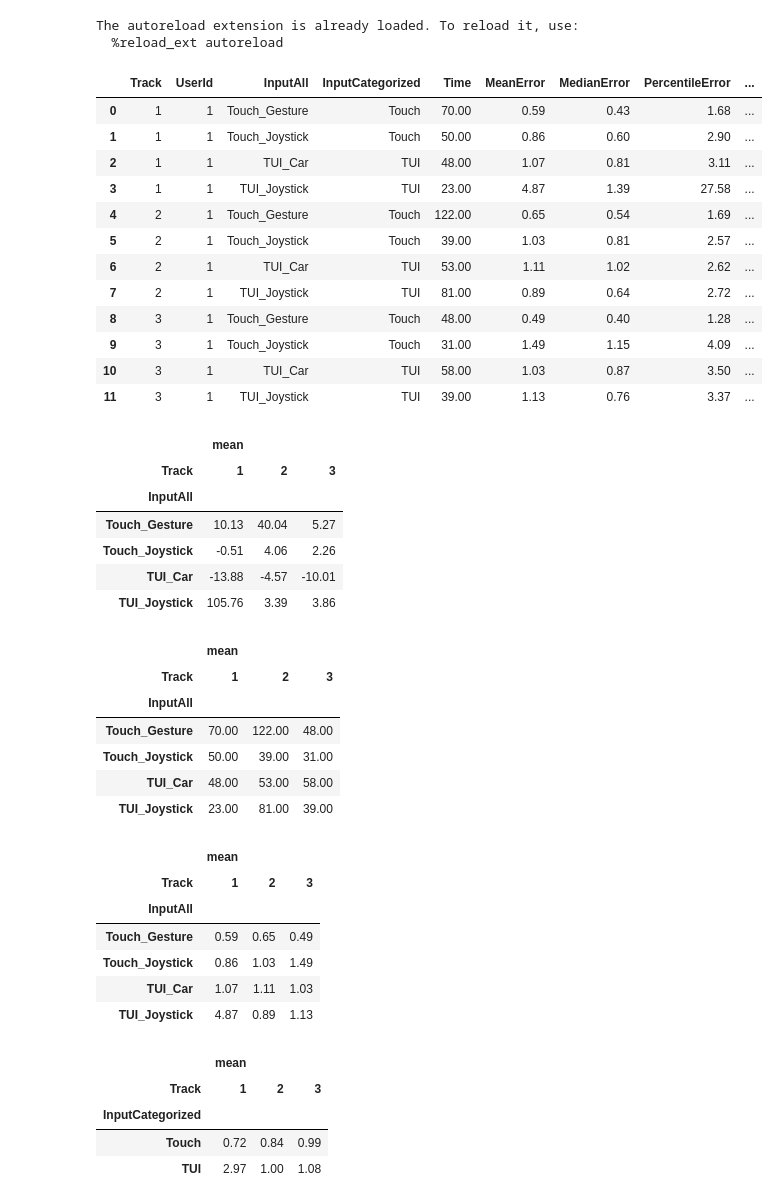
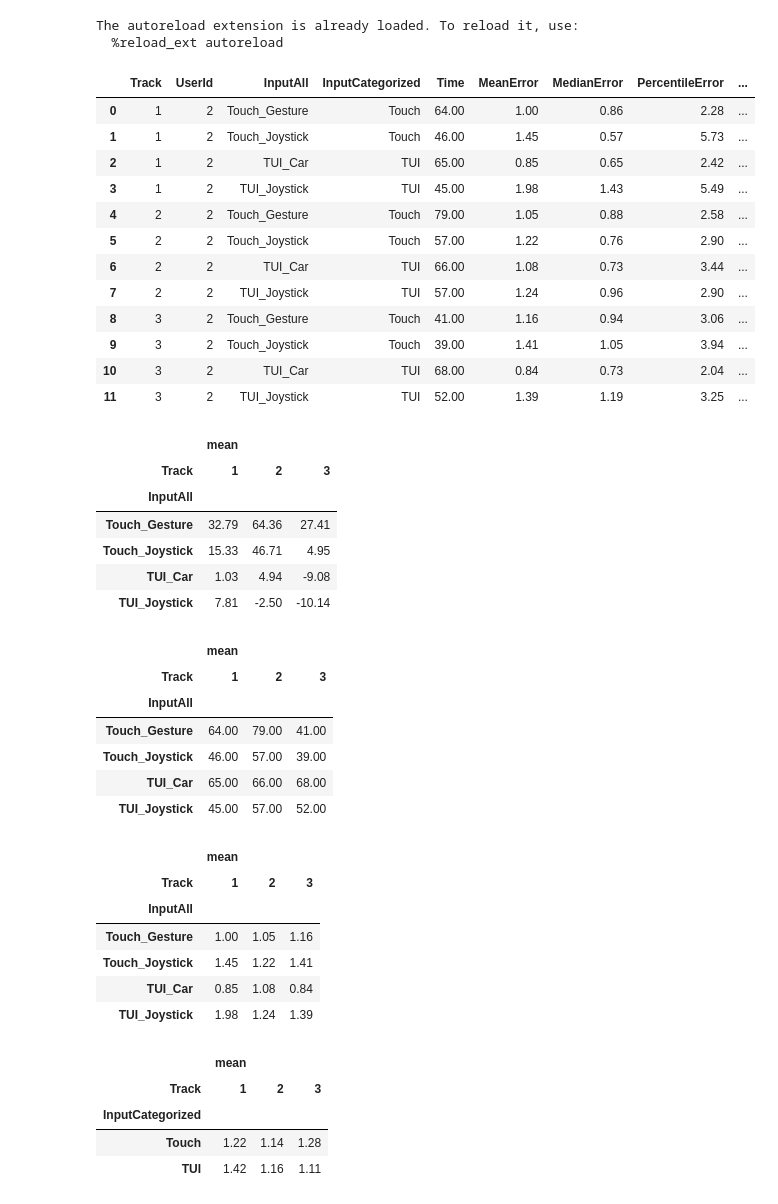
Before and after one commit to eqbic/Masterarbeit-Evaluation, a Jupyter notebook: evaluation.ipynb, the cells around one changed output. Cells and saved outputs as stored; diff of their text form; code cells hidden in the pictures.

```diff
--- a/evaluation.ipynb
+++ b/evaluation.ipynb
@@ -49,8 +49,8 @@ class RecordedTrack:
     def __init__(self, file_path: Path):
         file_name = file_path.stem
         parts = file_name.split("_")
-        self.track_id: int = int(parts[0])
-        self.user_id: int = int(parts[1])
+        self.user_id: int = int(parts[0])
+        self.track_id: int = int(parts[1])
         self.input_type: InputType = InputType[parts[2]]
         self.metaphor: Metaphor = Metaphor[parts[3]]
         self.file: Path = file_path
@@ -142,60 +142,60 @@ class ResultPlotter:
             style = style.background_gradient(axis=0, cmap='Reds', vmin=min, vmax=max)
         return style.format(precision=2)
 # %%
-plotter = ResultPlotter()
+plotter = ResultPlotter([2])
 plotter.summary()
 # %% [output]
 |  | Track | UserId | InputAll | InputCategorized | Time | MeanError | MedianError | PercentileError | ... |
-| 0 | 1 | 1 | Touch_Gesture | Touch | 70.00 | 0.59 | 0.43 | 1.68 | ... |
-| 1 | 1 | 1 | Touch_Joystick | Touch | 50.00 | 0.86 | 0.60 | 2.90 | ... |
-| 2 | 1 | 1 | TUI_Car | TUI | 48.00 | 1.07 | 0.81 | 3.11 | ... |
-| 3 | 1 | 1 | TUI_Joystick | TUI | 23.00 | 4.87 | 1.39 | 27.58 | ... |
-| 4 | 2 | 1 | Touch_Gesture | Touch | 122.00 | 0.65 | 0.54 | 1.69 | ... |
-| 5 | 2 | 1 | Touch_Joystick | Touch | 39.00 | 1.03 | 0.81 | 2.57 | ... |
-| 6 | 2 | 1 | TUI_Car | TUI | 53.00 | 1.11 | 1.02 | 2.62 | ... |
-| 7 | 2 | 1 | TUI_Joystick | TUI | 81.00 | 0.89 | 0.64 | 2.72 | ... |
-| 8 | 3 | 1 | Touch_Gesture | Touch | 48.00 | 0.49 | 0.40 | 1.28 | ... |
-| 9 | 3 | 1 | Touch_Joystick | Touch | 31.00 | 1.49 | 1.15 | 4.09 | ... |
-| 10 | 3 | 1 | TUI_Car | TUI | 58.00 | 1.03 | 0.87 | 3.50 | ... |
-| 11 | 3 | 1 | TUI_Joystick | TUI | 39.00 | 1.13 | 0.76 | 3.37 | ... |
+| 0 | 1 | 2 | Touch_Gesture | Touch | 64.00 | 1.00 | 0.86 | 2.28 | ... |
+| 1 | 1 | 2 | Touch_Joystick | Touch | 46.00 | 1.45 | 0.57 | 5.73 | ... |
+| 2 | 1 | 2 | TUI_Car | TUI | 65.00 | 0.85 | 0.65 | 2.42 | ... |
+| 3 | 1 | 2 | TUI_Joystick | TUI | 45.00 | 1.98 | 1.43 | 5.49 | ... |
+| 4 | 2 | 2 | Touch_Gesture | Touch | 79.00 | 1.05 | 0.88 | 2.58 | ... |
+| 5 | 2 | 2 | Touch_Joystick | Touch | 57.00 | 1.22 | 0.76 | 2.90 | ... |
+| 6 | 2 | 2 | TUI_Car | TUI | 66.00 | 1.08 | 0.73 | 3.44 | ... |
+| 7 | 2 | 2 | TUI_Joystick | TUI | 57.00 | 1.24 | 0.96 | 2.90 | ... |
+| 8 | 3 | 2 | Touch_Gesture | Touch | 41.00 | 1.16 | 0.94 | 3.06 | ... |
+| 9 | 3 | 2 | Touch_Joystick | Touch | 39.00 | 1.41 | 1.05 | 3.94 | ... |
+| 10 | 3 | 2 | TUI_Car | TUI | 68.00 | 0.84 | 0.73 | 2.04 | ... |
+| 11 | 3 | 2 | TUI_Joystick | TUI | 52.00 | 1.39 | 1.19 | 3.25 | ... |
 # %%
 plotter.print_result(ResultParam.DeltaDistance, InputFilter.InputAll, aggfunc='mean', color=True, plot=False) # Time in seconds
 # %% [output]
 |  | mean |  |  |
 | Track | 1 | 2 | 3 |
 | InputAll |  |  |  |
-| Touch_Gesture | 10.13 | 40.04 | 5.27 |
-| Touch_Joystick | -0.51 | 4.06 | 2.26 |
-| TUI_Car | -13.88 | -4.57 | -10.01 |
-| TUI_Joystick | 105.76 | 3.39 | 3.86 |
+| Touch_Gesture | 32.79 | 64.36 | 27.41 |
+| Touch_Joystick | 15.33 | 46.71 | 4.95 |
+| TUI_Car | 1.03 | 4.94 | -9.08 |
+| TUI_Joystick | 7.81 | -2.50 | -10.14 |
 # %%
 plotter.print_result(ResultParam.Time, InputFilter.InputAll, aggfunc='mean', color=True, plot=False)
 # %% [output]
 |  | mean |  |  |
 | Track | 1 | 2 | 3 |
 | InputAll |  |  |  |
-| Touch_Gesture | 70.00 | 122.00 | 48.00 |
-| Touch_Joystick | 50.00 | 39.00 | 31.00 |
-| TUI_Car | 48.00 | 53.00 | 58.00 |
-| TUI_Joystick | 23.00 | 81.00 | 39.00 |
+| Touch_Gesture | 64.00 | 79.00 | 41.00 |
+| Touch_Joystick | 46.00 | 57.00 | 39.00 |
+| TUI_Car | 65.00 | 66.00 | 68.00 |
+| TUI_Joystick | 45.00 | 57.00 | 52.00 |
 # %%
 plotter.print_result(ResultParam.MeanError, InputFilter.InputAll, min=0, max=10, aggfunc='mean', color=True, plot=False) # Mean Error in meter
 # %% [output]
 |  | mean |  |  |
 | Track | 1 | 2 | 3 |
 | InputAll |  |  |  |
-| Touch_Gesture | 0.59 | 0.65 | 0.49 |
-| Touch_Joystick | 0.86 | 1.03 | 1.49 |
-| TUI_Car | 1.07 | 1.11 | 1.03 |
-| TUI_Joystick | 4.87 | 0.89 | 1.13 |
+| Touch_Gesture | 1.00 | 1.05 | 1.16 |
+| Touch_Joystick | 1.45 | 1.22 | 1.41 |
+| TUI_Car | 0.85 | 1.08 | 0.84 |
+| TUI_Joystick | 1.98 | 1.24 | 1.39 |
 # %%
 plotter.print_result(ResultParam.MeanError, InputFilter.InputCategorized,min=0, max=10, aggfunc='mean', color=True, plot=False)
 # %% [output]
 |  | mean |  |  |
 | Track | 1 | 2 | 3 |
 | InputCategorized |  |  |  |
-| Touch | 0.72 | 0.84 | 0.99 |
-| TUI | 2.97 | 1.00 | 1.08 |
+| Touch | 1.22 | 1.14 | 1.28 |
+| TUI | 1.42 | 1.16 | 1.11 |
 # %%
 plotter.print_result(ResultParam.ZoomChange, InputFilter.InputAll, aggfunc='mean')
 # %% [output]
```
Also changed, not shown: parts of 1 cell of this notebook.
